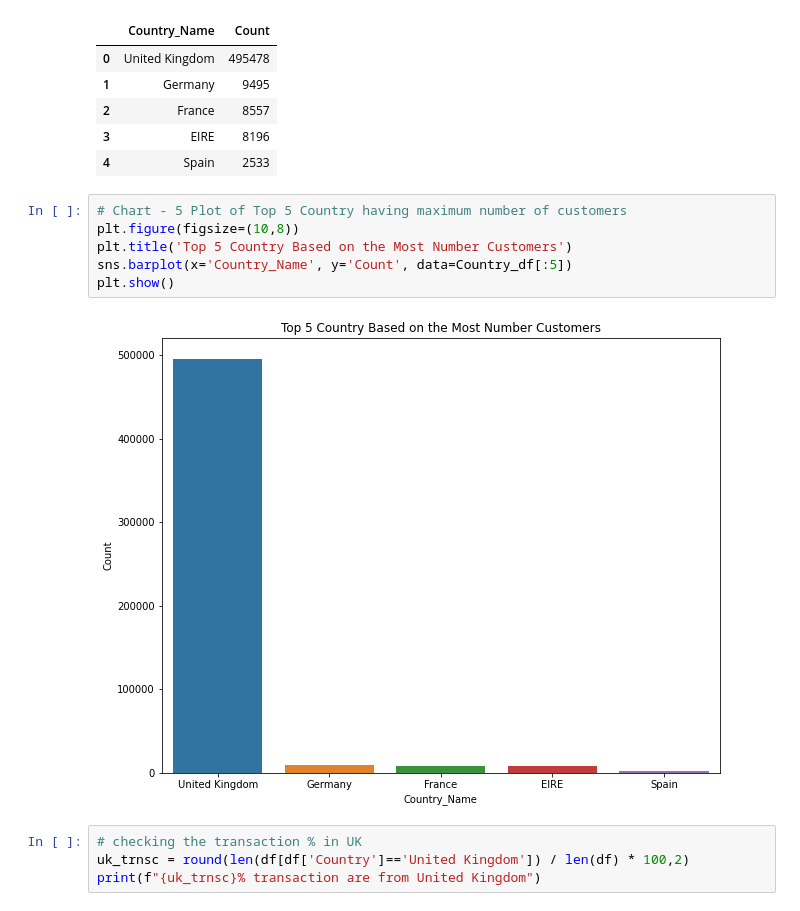
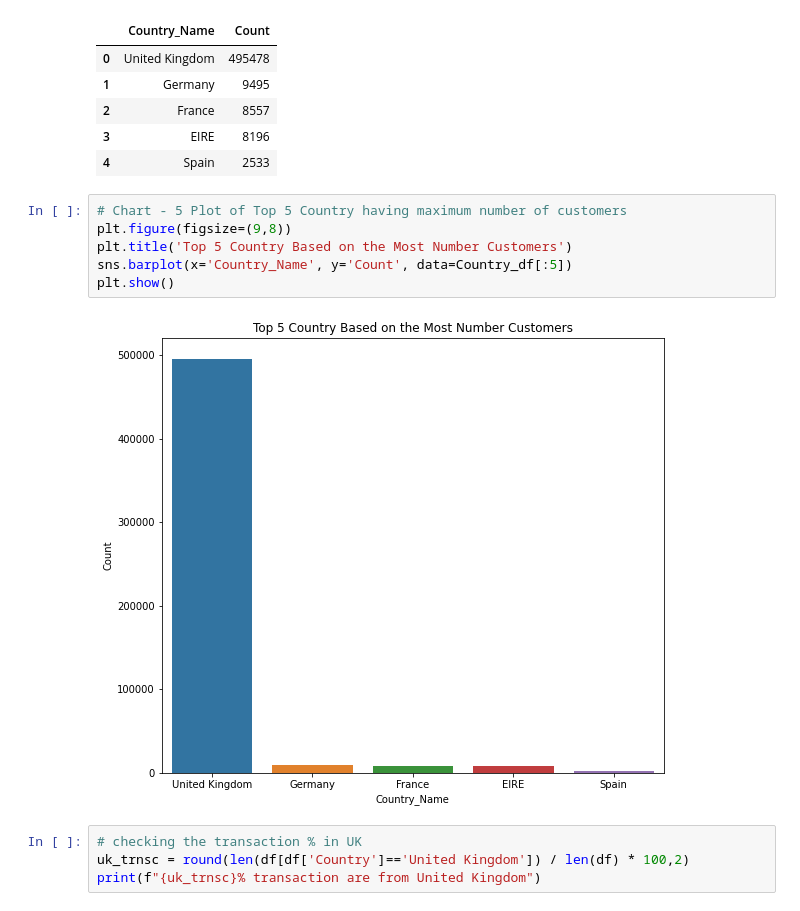
Before and after one commit to sakshantG/Online_Retail_Customer_Segmentation, a Jupyter notebook: Online_Retail_Customer_Segmentation.ipynb, the cells around one changed output. Cells and saved outputs as stored; diff of their text form.

```diff
--- a/Online_Retail_Customer_Segmentation.ipynb
+++ b/Online_Retail_Customer_Segmentation.ipynb
@@ -465,12 +467,12 @@ Country_df.head()
 | 4 | Spain | 2533 |
 # %%
 # Chart - 5 Plot of Top 5 Country having maximum number of customers
-plt.figure(figsize=(10,8))
+plt.figure(figsize=(9,8))
 plt.title('Top 5 Country Based on the Most Number Customers')
 sns.barplot(x='Country_Name', y='Count', data=Country_df[:5])
 plt.show()
 # %% [output]
-[figure, old version]
+[figure, new version]
 # %%
 # checking the transaction % in UK
 uk_trnsc = round(len(df[df['Country']=='United Kingdom']) / len(df) * 100,2)
```
Also changed, not shown: parts of 42 cells of this notebook.
